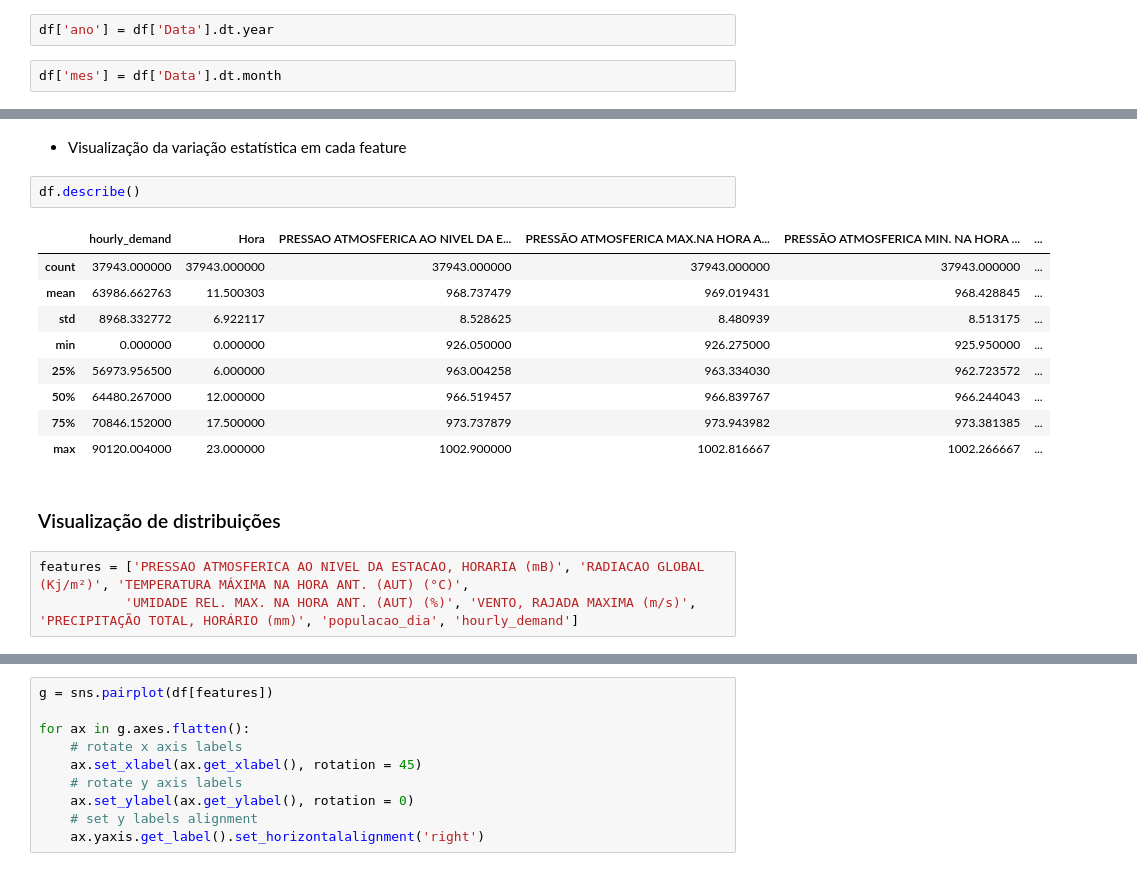
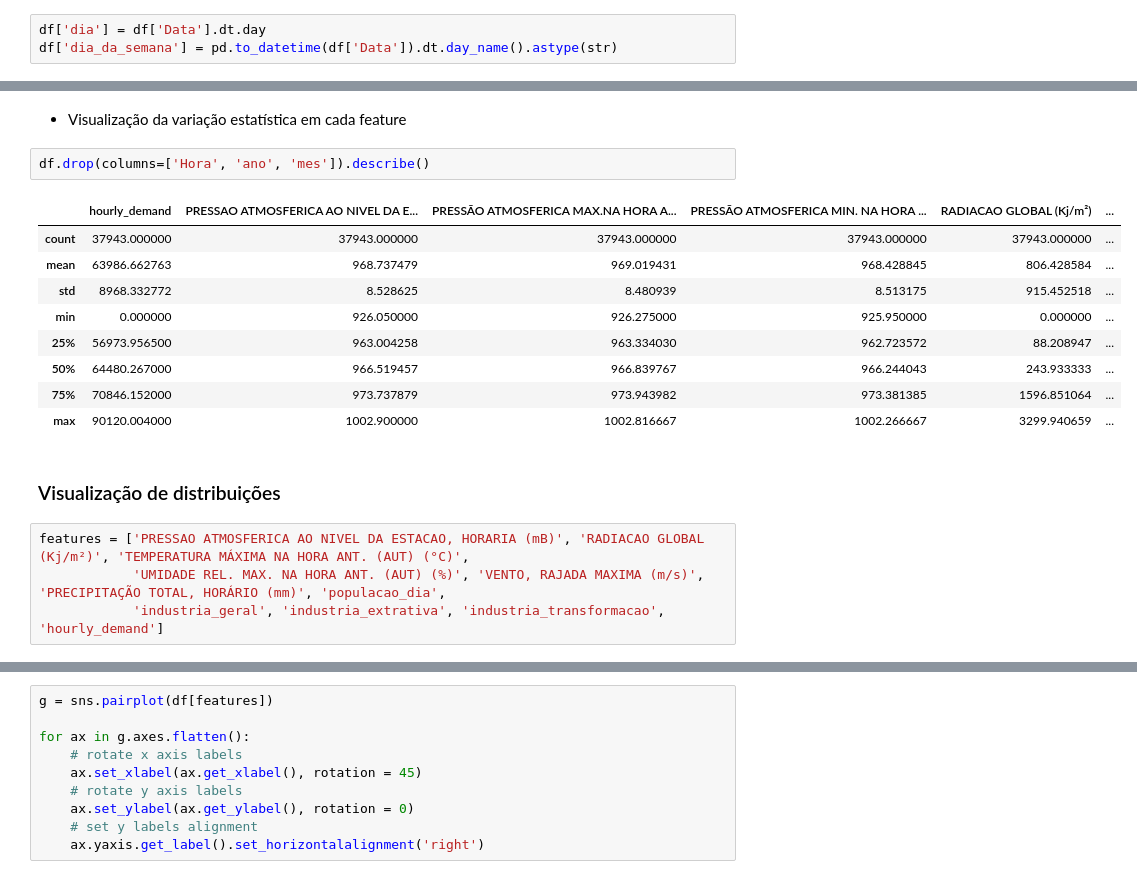
Before and after one commit to kauansacramento/energy-demand-forecast, a Jupyter notebook: energy_demand_forecast.ipynb, the cells around one changed output, grey strips where cells are left out. Saved outputs shown, nothing was run; the diff lists cells and outputs as text.

```diff
--- a/energy_demand_forecast.ipynb
+++ b/energy_demand_forecast.ipynb
@@ -15,29 +15,29 @@ pd.set_option('display.max_columns', 500)
 df = pd.read_csv('df_final.csv')
 # %%
 df['Data'] = pd.to_datetime(df['Data'])
-# %%
-df['ano'] = df['Data'].dt.year
-# %%
-df['mes'] = df['Data'].dt.month
+# %%
+df['dia'] = df['Data'].dt.day
+df['dia_da_semana'] = pd.to_datetime(df['Data']).dt.day_name().astype(str)
 # %% [markdown]
 ### Metrics distribution for each feature
 # %% [markdown]
 - Visualização da variação estatística em cada feature
 # %%
-df.describe()
+df.drop(columns=['Hora', 'ano', 'mes']).describe()
 # %% [output]
-|  | hourly_demand | Hora | PRESSAO ATMOSFERICA AO NIVEL DA E... | PRESSÃO ATMOSFERICA MAX.NA HORA A... | PRESSÃO ATMOSFERICA MIN. NA HORA ... | ... |
+|  | hourly_demand | PRESSAO ATMOSFERICA AO NIVEL DA E... | PRESSÃO ATMOSFERICA MAX.NA HORA A... | PRESSÃO ATMOSFERICA MIN. NA HORA ... | RADIACAO GLOBAL (Kj/m²) | ... |
 | count | 37943.000000 | 37943.000000 | 37943.000000 | 37943.000000 | 37943.000000 | ... |
-| mean | 63986.662763 | 11.500303 | 968.737479 | 969.019431 | 968.428845 | ... |
-| std | 8968.332772 | 6.922117 | 8.528625 | 8.480939 | 8.513175 | ... |
-| min | 0.000000 | 0.000000 | 926.050000 | 926.275000 | 925.950000 | ... |
-| 25% | 56973.956500 | 6.000000 | 963.004258 | 963.334030 | 962.723572 | ... |
-| 50% | 64480.267000 | 12.000000 | 966.519457 | 966.839767 | 966.244043 | ... |
-| 75% | 70846.152000 | 17.500000 | 973.737879 | 973.943982 | 973.381385 | ... |
-| max | 90120.004000 | 23.000000 | 1002.900000 | 1002.816667 | 1002.266667 | ... |
+| mean | 63986.662763 | 968.737479 | 969.019431 | 968.428845 | 806.428584 | ... |
+| std | 8968.332772 | 8.528625 | 8.480939 | 8.513175 | 915.452518 | ... |
+| min | 0.000000 | 926.050000 | 926.275000 | 925.950000 | 0.000000 | ... |
+| 25% | 56973.956500 | 963.004258 | 963.334030 | 962.723572 | 88.208947 | ... |
+| 50% | 64480.267000 | 966.519457 | 966.839767 | 966.244043 | 243.933333 | ... |
+| 75% | 70846.152000 | 973.737879 | 973.943982 | 973.381385 | 1596.851064 | ... |
+| max | 90120.004000 | 1002.900000 | 1002.816667 | 1002.266667 | 3299.940659 | ... |
 # %% [markdown]
 ### Visualização de distribuições
 # %%
 features = ['PRESSAO ATMOSFERICA AO NIVEL DA ESTACAO, HORARIA (mB)', 'RADIACAO GLOBAL (Kj/m²)', 'TEMPERATURA MÁXIMA NA HORA ANT. (AUT) (°C)',
-           'UMIDADE REL. MAX. NA HORA ANT. (AUT) (%)', 'VENTO, RAJADA MAXIMA (m/s)', 'PRECIPITAÇÃO TOTAL, HORÁRIO (mm)', 'populacao_dia', 'hourly_demand']
+            'UMIDADE REL. MAX. NA HORA ANT. (AUT) (%)', 'VENTO, RAJADA MAXIMA (m/s)', 'PRECIPITAÇÃO TOTAL, HORÁRIO (mm)', 'populacao_dia',
+            'industria_geral', 'industria_extrativa', 'industria_transformacao', 'hourly_demand']
 # %%
```
Also changed, not shown: parts of 6 cells of this notebook, 1 other file.
